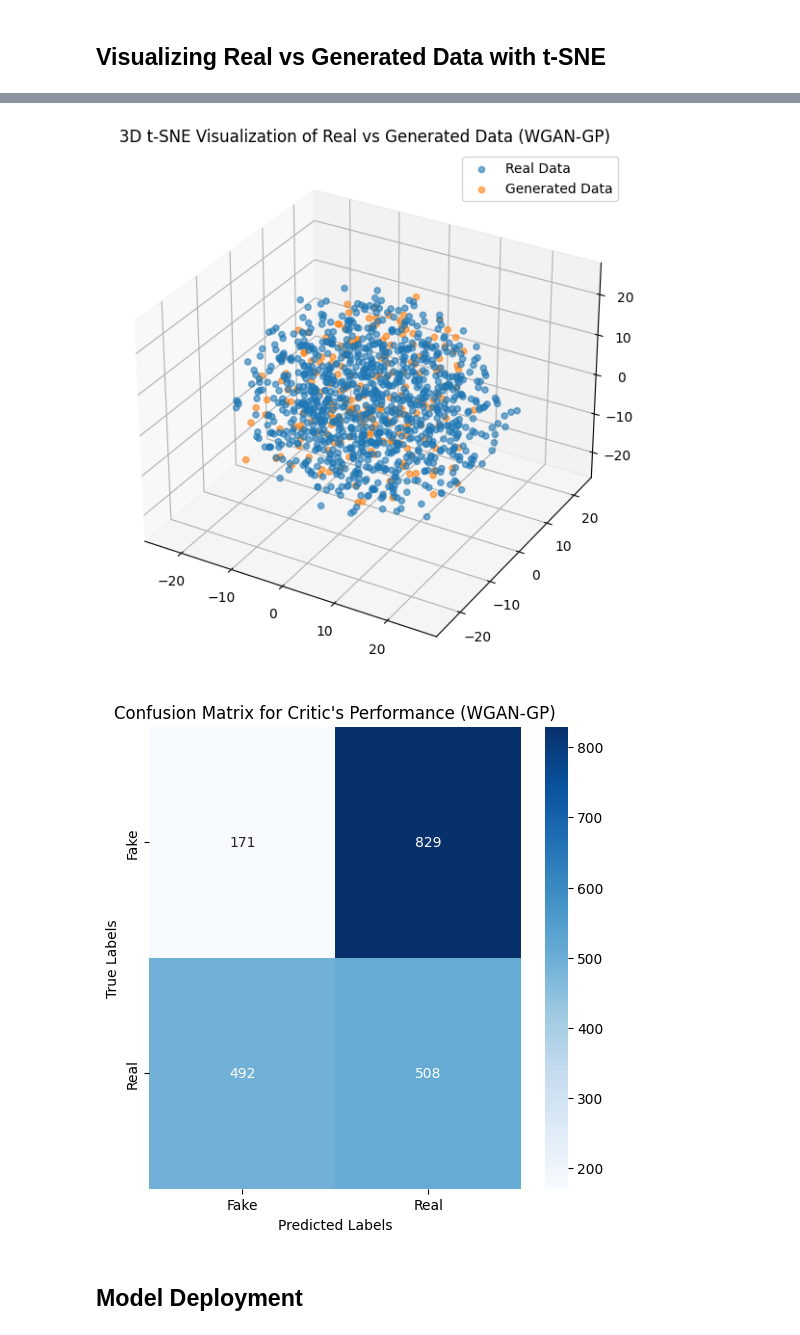
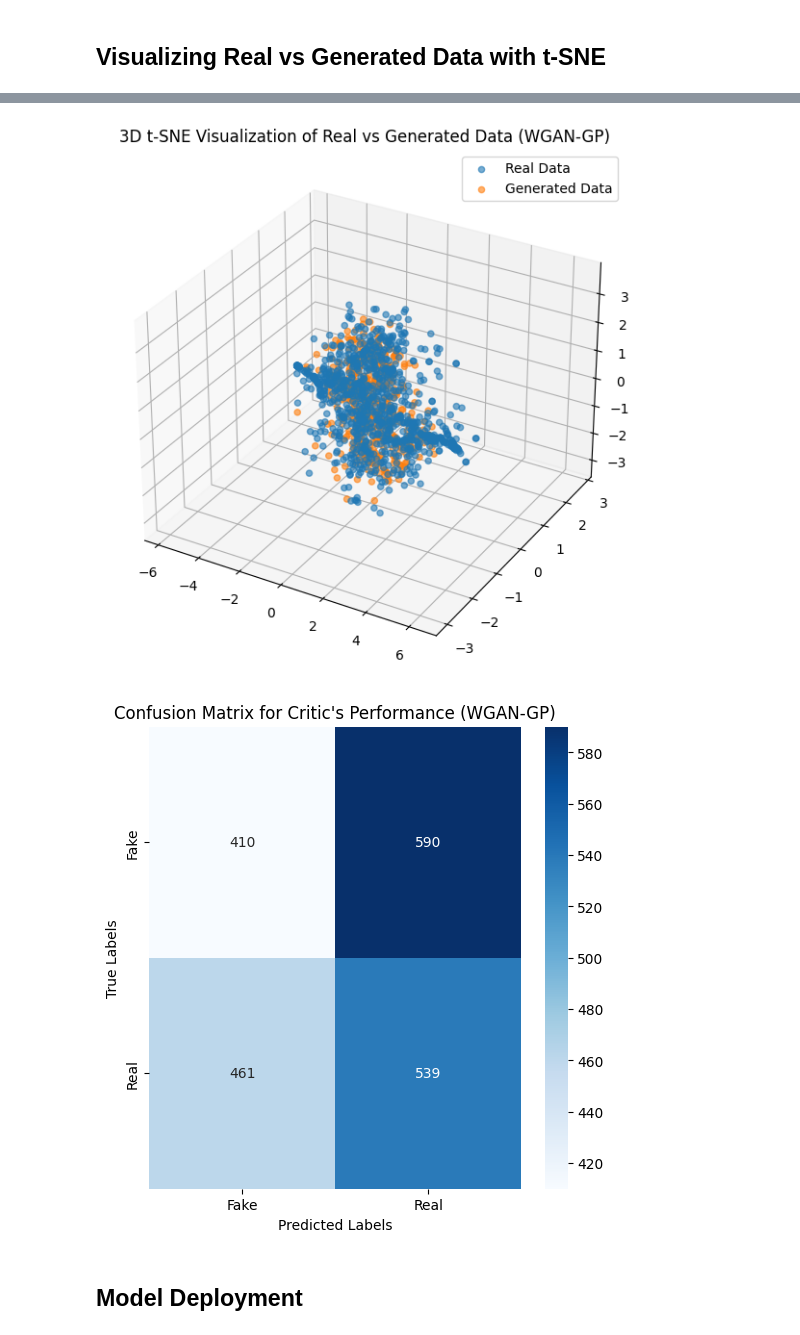
Before and after one commit to riqalter/PrediksiProfesi, a Jupyter notebook: NotebookVer2-torch-newdataset.ipynb, the cells around one changed output, grey strips where cells are left out. Drawn from its saved outputs; the diff is of its cells as text; code cells hidden in the pictures.

```diff
--- a/NotebookVer2-torch-newdataset.ipynb
+++ b/NotebookVer2-torch-newdataset.ipynb
@@ -7,7 +7,7 @@ import warnings
 warnings.filterwarnings('ignore')
 # %%
 # Membaca dataset
-data_nilai = pd.read_csv('dataset/Data Nilai Mata Kuliah Alumni Prodi Informatika Universitas Gunadarma_Ver2 - NilaiVer2.csv')
+data_nilai = pd.read_csv('dataset/Data Nilai Mata Kuliah Alumni Prodi Informatika Universitas Gunadarma_Ver2_Update - NilaiVer2_Update.csv')
 data_profesi = pd.read_csv('dataset/Data Profil Alumni Prodi Informatika Universitas Gunadarma_Ver2 - ProfesiVer2.csv')
 # %%
 data_nilai
@@ -148,6 +158,6 @@ pivoted_grades_filled.head(10)
 # %%
 # Define the grade mapping
-grade_mapping = {'A': 4, 'B': 3, 'C': 2, 'D': 1,}
+grade_mapping = {'A': 4, 'B': 3, 'C': 2, 'D': 1}
 
 # Apply the grade mapping to all relevant columns that contain grades
 # We'll apply this mapping to all columns except 'NPM', 'IPK', 'PROFESI', and 'PEKARJAAN'
@@ -501,0 +413,11 @@ Epoch [2400/2500], Loss C: -0.004168039653450251, Loss G: 0.010257712565362453,
+# %%
+# Hyperparameters
+input_size = 128  # Size of the latent vector (noise)
+hidden_size = 256
+output_size = 88  # Number of features from the dataset (excluding the target variable)
+batch_size = 128
+epochs = 2500
+critic_iterations = 5
+weight_clipping_limit = 0.01
+lr = 0.00001
+seed = 42  # Manual seed
@@ -695,17 +758,30 @@ def compute_gradient_penalty(critic, real_samples, fake_samples):
 # Hyperparameters
 input_size = 128  # Size of the noise vector
 hidden_size = 256
-output_size = 90  # Number of features in the dataset (exclude the target column)
-lr = 0.00001  # 1e-5 Learning rate
+output_size = 88  # Number of features in the dataset (exclude the target column)
+lr = 0.00001  # Learning rate
 batch_size = 128
 n_epochs = 2500
 n_critic = 5  # Critic steps per generator step
 lambda_gp = 10  # Weight for gradient penalty
+seed = 42  # Manual seed for reproducibility
 
-# Load data
+# Set manual random seed for reproducibility
+random.seed(seed)
+torch.manual_seed(seed)
+if torch.cuda.is_available():
+    torch.cuda.manual_seed(seed)
+
+# Load and split data (80% train, 20% validation)
 data = X_scaled
-X_train = data[:, :-1]  # Features
-X_train = torch.tensor(X_train, dtype=torch.float32)
+X_train_data = data[:, :-1]  # Features
+X_train_data = torch.tensor(X_train_data, dtype=torch.float32)
+
+# Train-validation split
+train_data, val_data = train_test_split(X_train_data, test_size=0.2, random_state=seed)
+
+# Convert validation data to PyTorch tensor
+val_data = torch.tensor(val_data, dtype=torch.float32)
 
 # Set device
 device = torch.device("cuda" if torch.cuda.is_available() else "cpu")
@@ -715,10 +791,6 @@ generator = Generator(input_size, hidden_size, output_size).to(device)
 critic = Critic(output_size, hidden_size).to(device)
 
 # Optimizers
-# optimizer_G =   optim.Adam(generator.parameters(), lr=lr, betas=(0.5, 0.9))
-# optimizer_C = optim.Adam(critic.parameters(), lr=lr, betas=(0.5, 0.9))
-
-
 optimizer_G = AdamW(generator.parameters(), lr=lr, betas=(0.5, 0.9), weight_decay=1e-4)
 optimizer_C = AdamW(critic.parameters(), lr=lr, betas=(0.5, 0.9), weight_decay=1e-4)
 # %% [markdown]
@@ -847,7 +962,7 @@ latent_space_samples = torch.randn((1000, input_size)).to(device)
 generated_data = generator(latent_space_samples).detach().cpu().numpy()
 
 # Get real data for comparison
-X_train_df = pd.DataFrame(X_train.numpy())
+X_train_df = pd.DataFrame(X_train_data.numpy())
 real_data = X_train_df.values[:1000]
 
 # Combine real and generated data
@@ -867,7 +982,7 @@ ax.set_title("3D t-SNE Visualization of Real vs Generated Data (WGAN-GP)")
 ax.legend()
 plt.show()
 # %% [output]
-[figure, old version]
+[figure, new version]
 # %%
 from sklearn.metrics import confusion_matrix
 import seaborn as sns
@@ -877,38 +992,38 @@ import torch.nn.functional as F
 n_samples = 1000
 
 # Generate real and fake data for evaluation
-real_data = X_train[torch.randint(0, X_train.size(0), (n_samples,))].to(device)
+real_data = X_train_data[torch.randint(0, X_train_data.size(0), (n_samples,))].to(device)
 noise = torch.randn(n_samples, input_size).to(device)
 fake_data = generator(noise)
 
 # Critic predictions
 critic_real = critic(real_data)
 critic_fake = critic(fake_data)
 
 # Threshold the Critic output to get binary labels (1 for real, 0 for fake)
 pred_real = (critic_real >= 0).float().cpu().numpy()  # Predicted labels for real data
 pred_fake = (critic_fake >= 0).float().cpu().numpy()  # Predicted labels for fake data
 
 # Actual labels
 true_real = np.ones(n_samples)  # True labels for real data (1)
 true_fake = np.zeros(n_samples)  # True labels for fake data (0)
 
 # Combine the labels
 true_labels = np.concatenate([true_real, true_fake])
 pred_labels = np.concatenate([pred_real, pred_fake])
 
 # Generate confusion matrix
 cm = confusion_matrix(true_labels, pred_labels)
 
 # Plot confusion matrix
 plt.figure(figsize=(6, 6))
 sns.heatmap(cm, annot=True, fmt="d", cmap="Blues", xticklabels=['Fake', 'Real'], yticklabels=['Fake', 'Real'])
 plt.xlabel("Predicted Labels")
 plt.ylabel("True Labels")
 plt.title("Confusion Matrix for Critic's Performance (WGAN-GP)")
 plt.show()
 # %% [output]
-[figure, old version]
+[figure, new version]
 # %%
 # Load the best saved model
 generator.load_state_dict(torch.load("best_generator.pth"))
```
Also changed, not shown: parts of 34 cells of this notebook, 4 other files.
